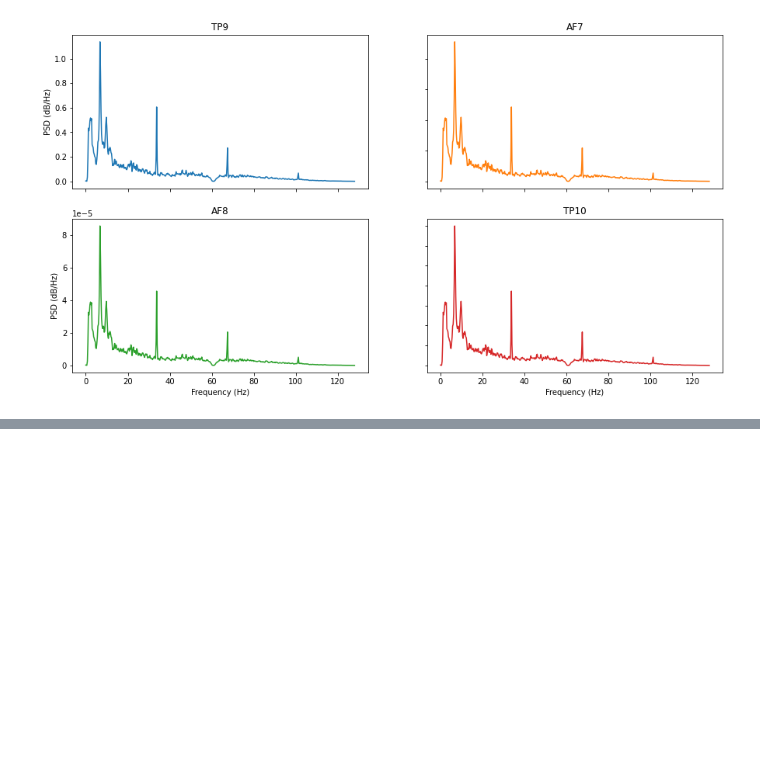
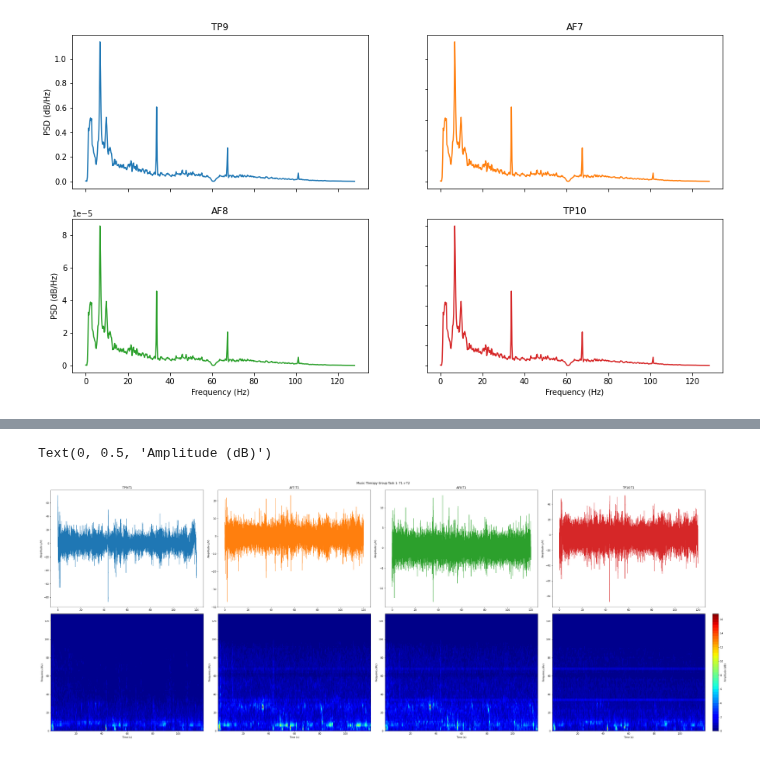
Before and after one commit to iggy96/eegMusicTherapy, a Jupyter notebook: singleRun_1.0.ipynb, the cells around one changed output, grey strips where cells are left out. Saved outputs shown, nothing was run; the diff lists cells and outputs as text; code cells hidden in the pictures; blank space fills up the shorter version.

```diff
--- a/singleRun_1.0.ipynb
+++ b/singleRun_1.0.ipynb
@@ -64,0 +61,44 @@ spectogramPlot(bandpass_MT12,cfg.fs,1024,512,(10,6),cfg.channels,'MT12')
+# %%
+data,title,figsize,nfft,fs,nOverlap,subTitles = bandpass_MT11,'Music Therapy Group Task 1: T1 v T2',(10,6),1024,256,1024/2,['TP9-T1','AF7-T1','AF8-T1','TP10-T1']
+
+eeg = data
+sr = fs
+WinLength = int(0.5*sr)
+step = int(0.025*sr)
+myparams = dict(nperseg = WinLength, noverlap = WinLength-step, return_onesided=True, mode='magnitude')
+f_1, nseg_1, Sxx_1 = signal.spectrogram(x = eeg[:,0], fs=sr, **myparams)
+f_2, nseg_2, Sxx_2 = signal.spectrogram(x = eeg[:,1], fs=sr, **myparams)
+f_3, nseg_3, Sxx_3 = signal.spectrogram(x = eeg[:,2], fs=sr, **myparams)
+f_4, nseg_4, Sxx_4 = signal.spectrogram(x = eeg[:,3], fs=sr, **myparams)
+
+fig, ax = plt.subplots(2,4, figsize = (40,15), constrained_layout=True)
+fig.suptitle(title)
+ax[0,0].plot(time_s, eeg[:,0], lw = 1, color='C0')
+ax[0,1].plot(time_s, eeg[:,1], lw = 1, color='C1')
+ax[0,2].plot(time_s, eeg[:,2], lw = 1, color='C2')
+ax[0,3].plot(time_s, eeg[:,3], lw = 1, color='C3')
+ax[0,0].set_ylabel('Amplitude ($\mu V$)')
+ax[0,1].set_ylabel('Amplitude ($\mu V$)')
+ax[0,2].set_ylabel('Amplitude ($\mu V$)')
+ax[0,3].set_ylabel('Amplitude ($\mu V$)')
+ax[0,0].set_title(subTitles[0])
+ax[0,1].set_title(subTitles[1])
+ax[0,2].set_title(subTitles[2])
+ax[0,3].set_title(subTitles[3])
+ax[1,0].set(xlabel='Time (s)', ylabel='Frequency (Hz)')
+ax[1,1].set(xlabel='Time (s)', ylabel='Frequency (Hz)')
+ax[1,2].set(xlabel='Time (s)', ylabel='Frequency (Hz)')
+ax[1,3].set(xlabel='Time (s)', ylabel='Frequency (Hz)')
+X1,X2,X3,X4 = nseg_1,nseg_2,nseg_3,nseg_4
+Y1,Y2,Y3,Y4 = f_1,f_2,f_3,f_4
+Z1,Z2,Z3,Z4 = Sxx_1,Sxx_2,Sxx_3,Sxx_4
+levels = 45
+spectrum = ax[1,0].contourf(X1,Y1,Z1,levels, cmap='jet')#,'linecolor','none')
+spectrum = ax[1,1].contourf(X2,Y2,Z2,levels, cmap='jet')#,'linecolor','none')
+spectrum = ax[1,2].contourf(X3,Y3,Z3,levels, cmap='jet')#,'linecolor','none')
+spectrum = ax[1,3].contourf(X4,Y4,Z4,levels, cmap='jet')#,'linecolor','none')
+cbar = plt.colorbar(spectrum)#, boundaries=np.linspace(0,1,5))
+cbar.ax.set_ylabel('Amplitude (dB)', rotation=90)
+# %% [output]
+Text(0, 0.5, 'Amplitude (dB)')
+[figure, added]
```
Also changed, not shown: parts of 2 cells of this notebook.
